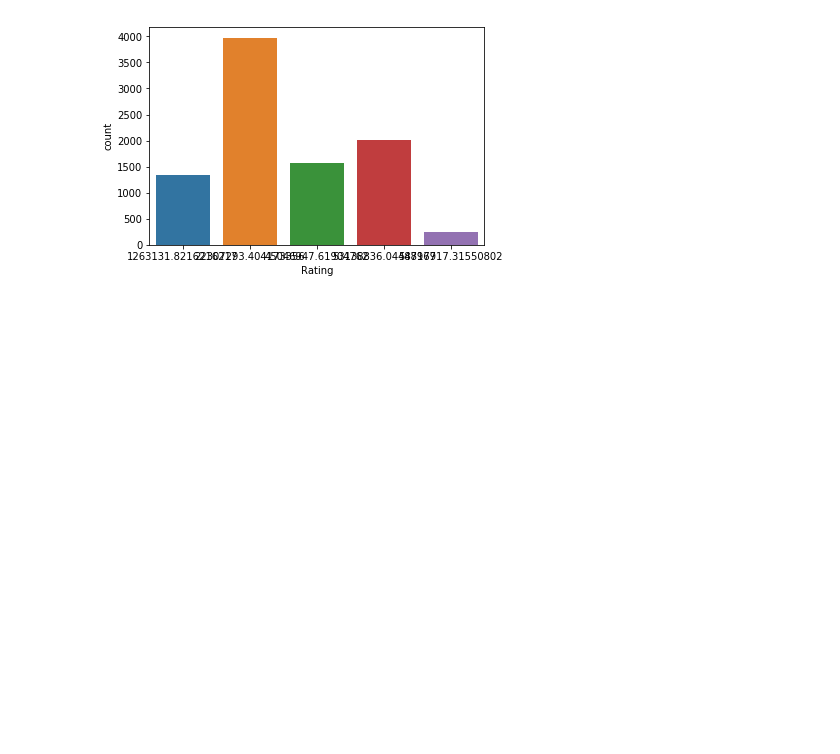
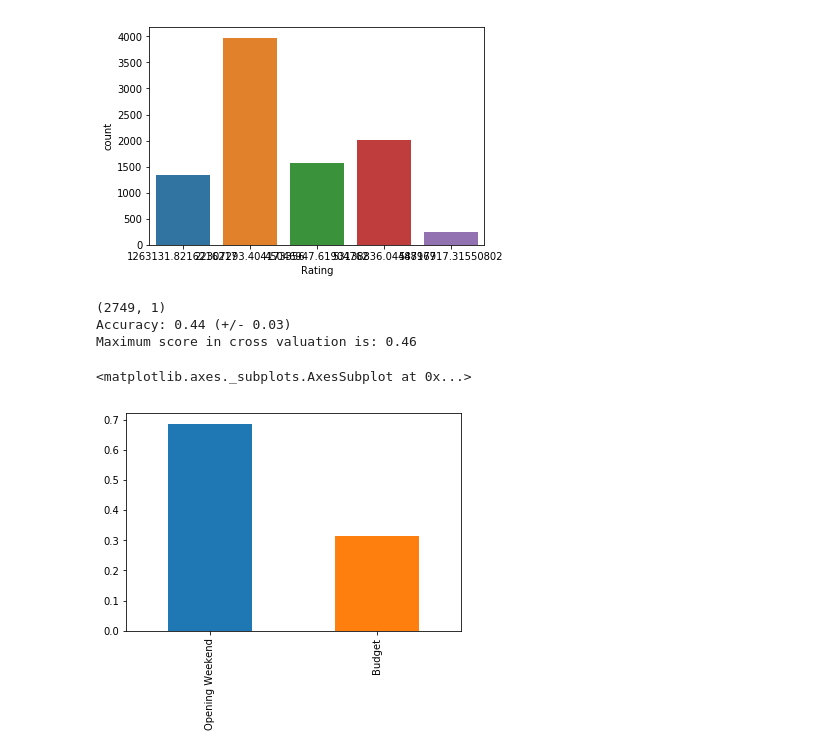
Before and after one commit to ZakBastiani/DataScienceProject2019, a Jupyter notebook: Data Processing.ipynb, the cells around one changed output. Cells and saved outputs as stored; diff of their text form; code cells hidden in the pictures; blank space fills up the shorter version.

Commit message:
V.1.07
updated feature importance

```diff
--- a/Data Processing.ipynb
+++ b/Data Processing.ipynb
@@ -961,3 +961,28 @@ sns.countplot(high_score_data['Rating'],label='Rating')
 # %% [output]
 <matplotlib.axes._subplots.AxesSubplot at 0x...>
 [figure]
+# %%
+from sklearn.ensemble import RandomForestClassifier
+rf = RandomForestClassifier(n_estimators=200)
+train_y = np.asarray(train_y, dtype="|S6")
+test_y = np.asarray(test_y,dtype="|S6")
+rf.fit(train_x_std,np.ravel(train_y))
+predictions = rf.predict(test_x_std)
+# %%
+#Calculate cross valiation scores
+from sklearn.model_selection import cross_val_score
+print(test_y.shape)
+scores = cross_val_score(rf, test_x_std,np.ravel(test_y), cv=5)
+print("Accuracy: %0.2f (+/- %0.2f)" % (scores.mean(), scores.std() * 2))
+print('Maximum score in cross valuation is: %0.2f'%(scores.max()))
+# %% [output]
+(2749, 1)
+Accuracy: 0.44 (+/- 0.03)
+Maximum score in cross valuation is: 0.46
+# %%
+ser = pd.Series(rf.feature_importances_,index=features) #feature importance
+ser.sort_values(ascending=False,inplace=True)
+ser.plot(kind='bar')
+# %% [output]
+<matplotlib.axes._subplots.AxesSubplot at 0x...>
+[figure, added]
```
